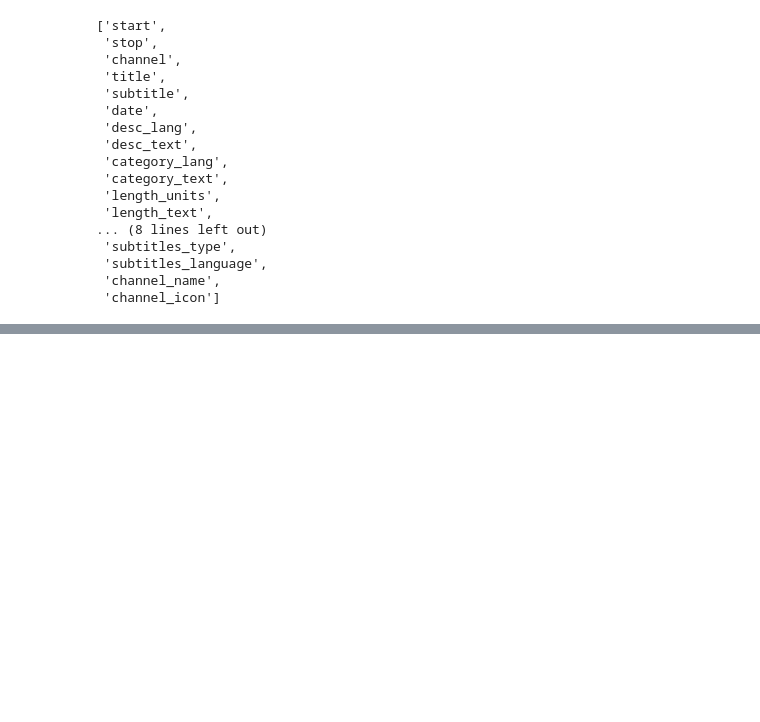
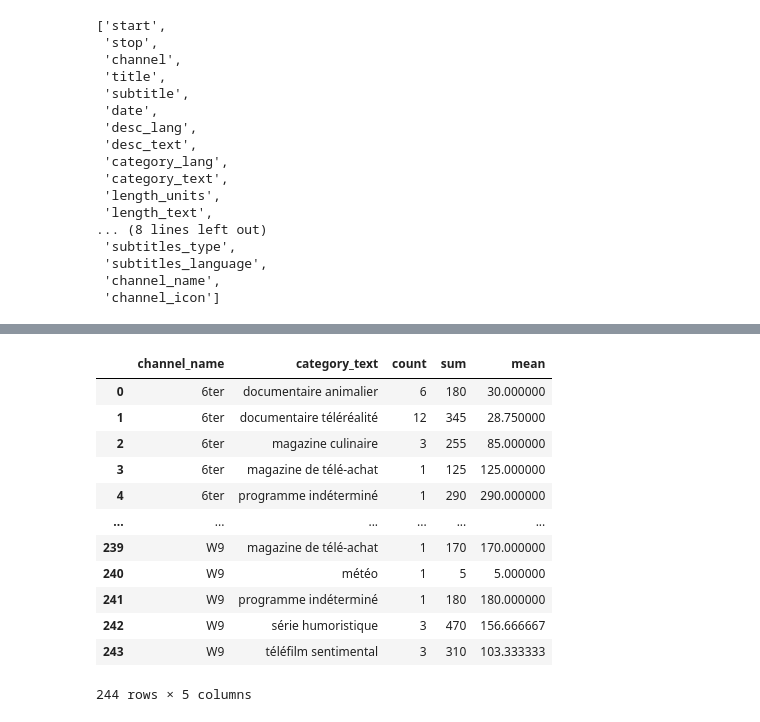
Before and after one commit to dataforgoodfr/quotaclimat, a Jupyter notebook: notebooks/programme_tv.ipynb, the cells around one changed output, grey strips where cells are left out. Drawn from its saved outputs; the diff is of its cells as text; code cells hidden in the pictures; blank space fills up the shorter version.

```diff
--- a/notebooks/programme_tv.ipynb
+++ b/notebooks/programme_tv.ipynb
@@ -164,0 +173,11 @@ VBox(children=(VBox(children=(Dropdown(description='Channel:', options=('TF1', '
+# %%
+# Show one day of data
+start_date = "2022-11-05"
+end_date = "2022-11-06"
+
+df_day = df_programs[(df_programs.start >= start_date) & (df_programs.stop < end_date)]
+df_day = df_programs[(df_programs.start >= start_date) & (df_programs.start < end_date)]
+
+df_day.groupby(["channel_name", "category_text"]).length_minutes.sum()
+
+df_day.groupby(["category_text", "channel_name"]).length_minutes.sum().reset_index()
@@ -164,0 +227,44 @@ VBox(children=(VBox(children=(Dropdown(description='Channel:', options=('TF1', '
+# %%
+df1 = df_day.groupby(["channel_name", "category_text"]).length_minutes.agg(["count", "sum", "mean"]).reset_index()
+df1
+fig1 = px.bar(df1,
+              x="channel_name",
+              y="sum",
+              color="category_text",
+              title=f"Number of minutes for each channel & category for {start_date}",
+              hover_data=df1.columns)
+_ = fig1.add_hline(
+    y=1440,
+    line_dash="dot",
+    annotation_text="24 hours of content",
+    annotation_position="top left",
+    annotation_font_size=12,
+    annotation_font_color="black"
+)
+_ = fig1.update_yaxes(title="")
+_ = fig1.update_xaxes(title="")
+fig1.show()
+
+fig2 = px.bar(df1,
+              x="category_text",
+              y="sum",
+              color="channel_name",
+              title=f"Number of minutes for each category & channel {start_date}",
+              hover_data=df1.columns)
+_ = fig2.update_yaxes(title="")
+_ = fig2.update_xaxes(title="")
+fig2.show()
+# %% [output]
+|  | channel_name | category_text | count | sum | mean |
+| 0 | 6ter | documentaire animalier | 6 | 180 | 30.000000 |
+| 1 | 6ter | documentaire téléréalité | 12 | 345 | 28.750000 |
+| 2 | 6ter | magazine culinaire | 3 | 255 | 85.000000 |
+| 3 | 6ter | magazine de télé-achat | 1 | 125 | 125.000000 |
+| 4 | 6ter | programme indéterminé | 1 | 290 | 290.000000 |
+| ... | ... | ... | ... | ... | ... |
+| 239 | W9 | magazine de télé-achat | 1 | 170 | 170.000000 |
+| 240 | W9 | météo | 1 | 5 | 5.000000 |
+| 241 | W9 | programme indéterminé | 1 | 180 | 180.000000 |
+| 242 | W9 | série humoristique | 3 | 470 | 156.666667 |
+| 243 | W9 | téléfilm sentimental | 3 | 310 | 103.333333 |
+244 rows × 5 columns
```
Also changed, not shown: parts of 10 cells of this notebook.
